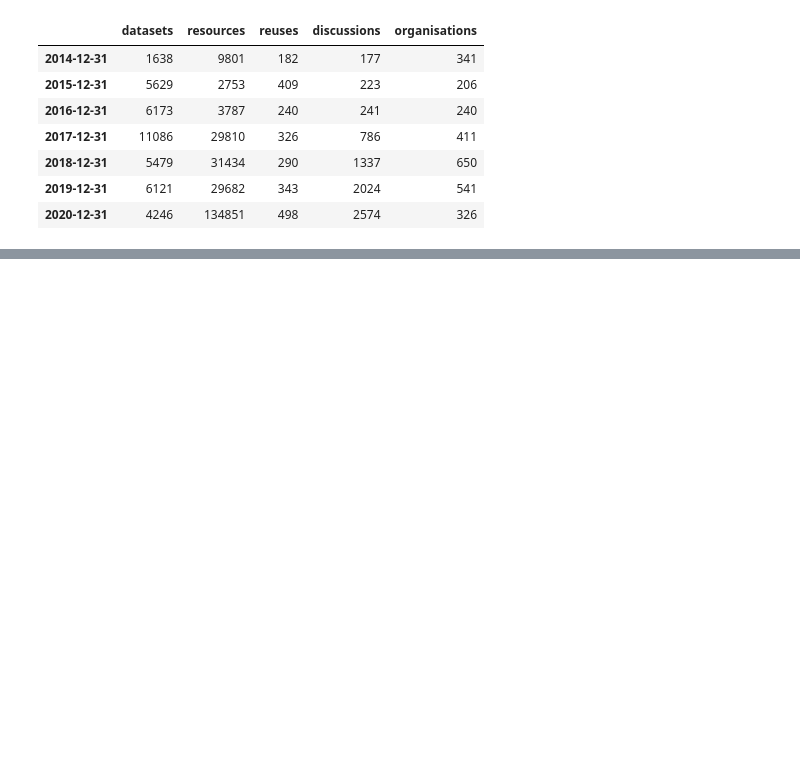
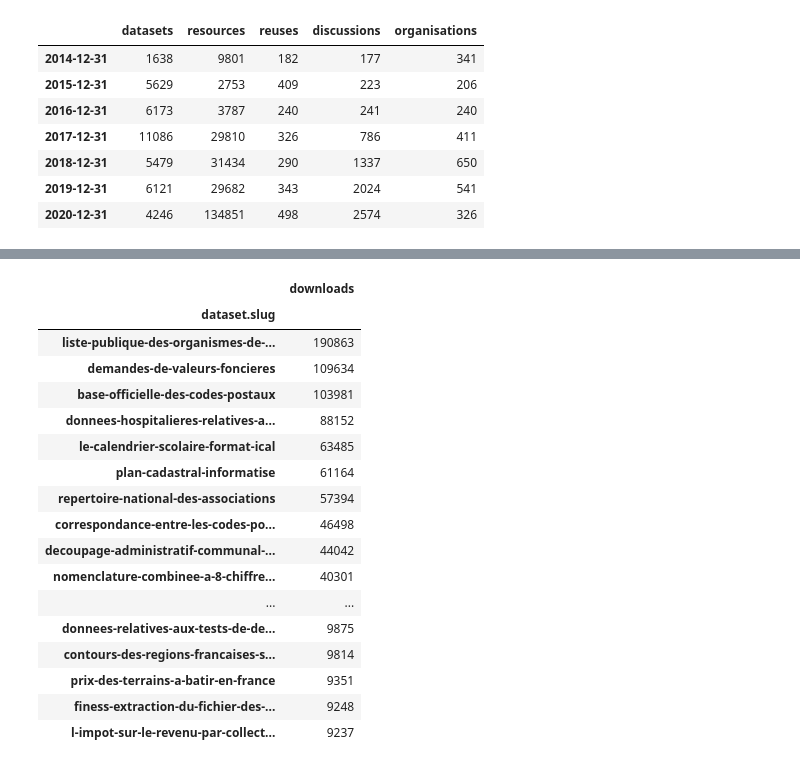
Before and after one commit to abulte/datagouvfr-catalogue, a Jupyter notebook: analysis.ipynb, the cells around one changed output, grey strips where cells are left out. Saved outputs shown, nothing was run; the diff lists cells and outputs as text; code cells hidden in the pictures; blank space fills up the shorter version.

```diff
--- a/analysis.ipynb
+++ b/analysis.ipynb
@@ -94,0 +137,23 @@ fig.show()
+# %%
+# Top 50 all time by jdd
+df = [d for d in data if d['id'] == 'resources'][0]['df']
+pd.DataFrame(df.groupby('dataset.slug').sum('downloads').sort_values('downloads', ascending=False)[:50]['downloads'])
+# %% [output]
+|  | downloads |
+| dataset.slug |  |
+| liste-publique-des-organismes-de-... | 190863 |
+| demandes-de-valeurs-foncieres | 109634 |
+| base-officielle-des-codes-postaux | 103981 |
+| donnees-hospitalieres-relatives-a... | 88152 |
+| le-calendrier-scolaire-format-ical | 63485 |
+| plan-cadastral-informatise | 61164 |
+| repertoire-national-des-associations | 57394 |
+| correspondance-entre-les-codes-po... | 46498 |
+| decoupage-administratif-communal-... | 44042 |
+| nomenclature-combinee-a-8-chiffre... | 40301 |
+| ... | ... |
+| donnees-relatives-aux-tests-de-de... | 9875 |
+| contours-des-regions-francaises-s... | 9814 |
+| prix-des-terrains-a-batir-en-france | 9351 |
+| finess-extraction-du-fichier-des-... | 9248 |
+| l-impot-sur-le-revenu-par-collect... | 9237 |
```
Also changed, not shown: parts of 3 cells of this notebook.
